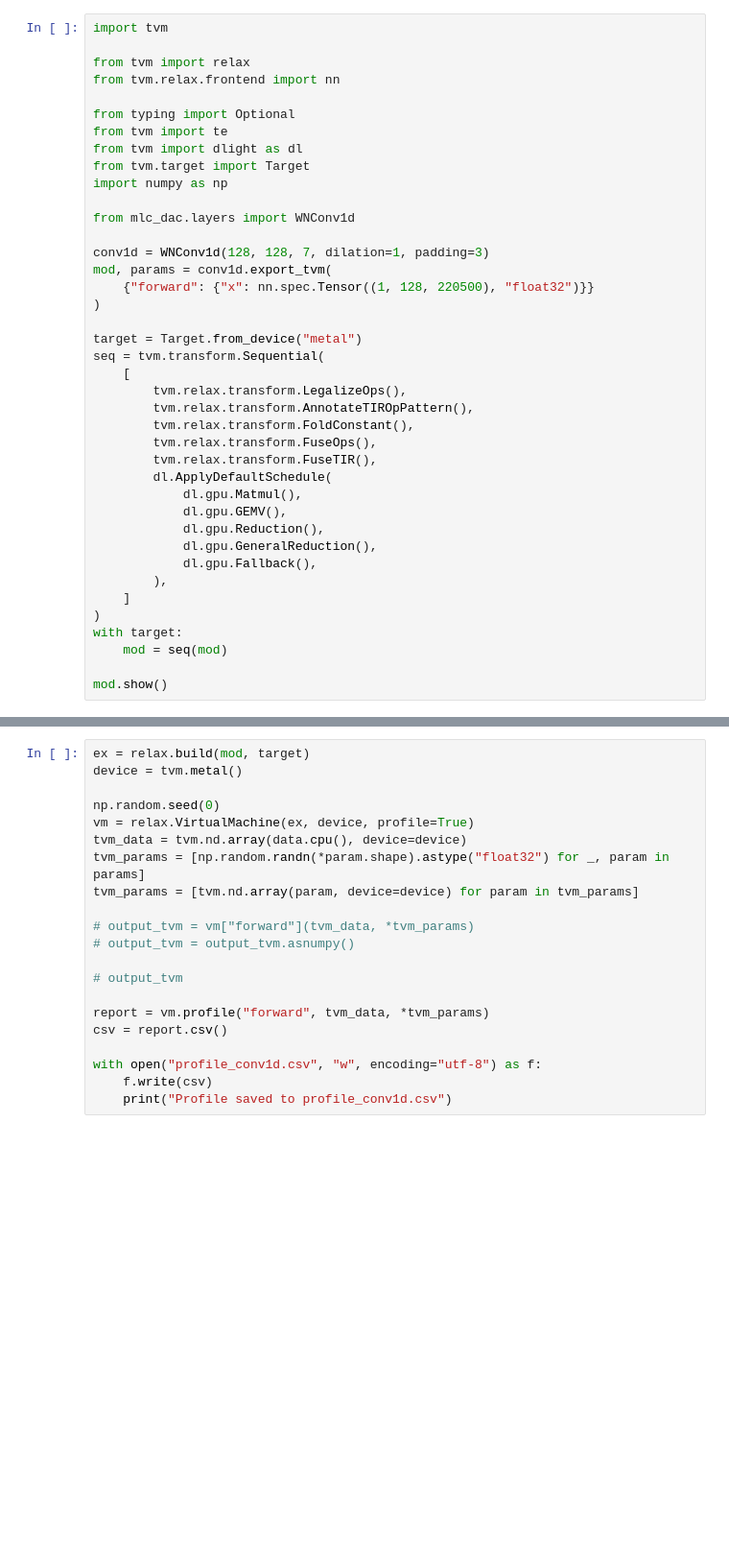
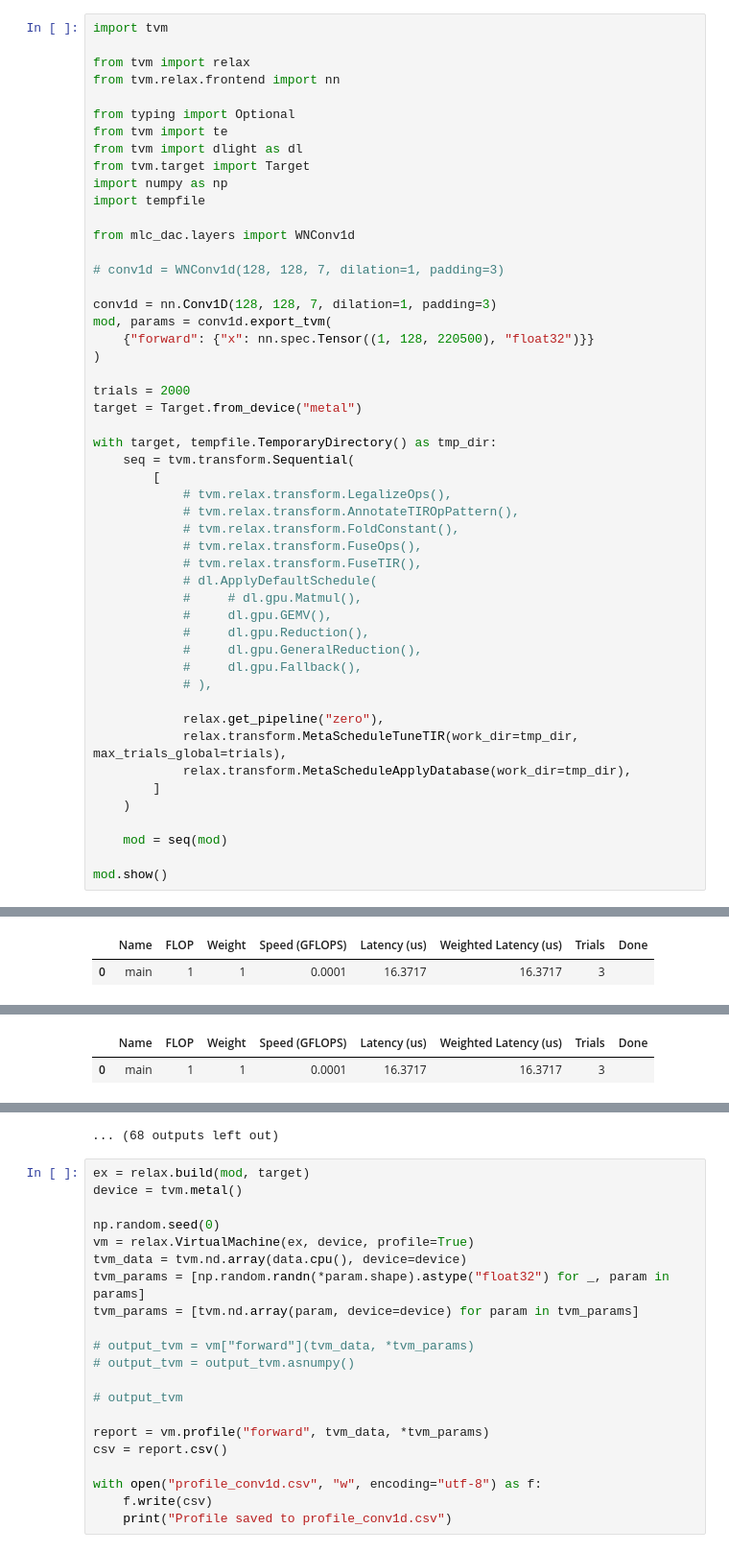
Before and after one commit to rickzx/mlc-descript-audio-codec, a Jupyter notebook: profiling/profile.ipynb, the cells around one changed output, grey strips where cells are left out. Shown: that part at 96% size. Drawn from its saved outputs; the diff is of its cells as text; blank space fills up the shorter version.

```diff
--- a/profiling/profile.ipynb
+++ b/profiling/profile.ipynb
@@ -36,32 +61,42 @@ from tvm import te
 from tvm import dlight as dl
 from tvm.target import Target
 import numpy as np
+import tempfile
 
 from mlc_dac.layers import WNConv1d
 
-conv1d = WNConv1d(128, 128, 7, dilation=1, padding=3)
+# conv1d = WNConv1d(128, 128, 7, dilation=1, padding=3)
+
+conv1d = nn.Conv1D(128, 128, 7, dilation=1, padding=3)
 mod, params = conv1d.export_tvm(
     {"forward": {"x": nn.spec.Tensor((1, 128, 220500), "float32")}}
 )
 
+trials = 2000
 target = Target.from_device("metal")
-seq = tvm.transform.Sequential(
-    [
-        tvm.relax.transform.LegalizeOps(),
-        tvm.relax.transform.AnnotateTIROpPattern(),
-        tvm.relax.transform.FoldConstant(),
-        tvm.relax.transform.FuseOps(),
-        tvm.relax.transform.FuseTIR(),
-        dl.ApplyDefaultSchedule(
-            dl.gpu.Matmul(),
-            dl.gpu.GEMV(),
-            dl.gpu.Reduction(),
-            dl.gpu.GeneralReduction(),
-            dl.gpu.Fallback(),
-        ),
-    ]
-)
-with target:
+
+with target, tempfile.TemporaryDirectory() as tmp_dir:
+    seq = tvm.transform.Sequential(
+        [
+            # tvm.relax.transform.LegalizeOps(),
+            # tvm.relax.transform.AnnotateTIROpPattern(),
+            # tvm.relax.transform.FoldConstant(),
+            # tvm.relax.transform.FuseOps(),
+            # tvm.relax.transform.FuseTIR(),
+            # dl.ApplyDefaultSchedule(
+            #     # dl.gpu.Matmul(),
+            #     dl.gpu.GEMV(),
+            #     dl.gpu.Reduction(),
+            #     dl.gpu.GeneralReduction(),
+            #     dl.gpu.Fallback(),
+            # ),
+
+            relax.get_pipeline("zero"),
+            relax.transform.MetaScheduleTuneTIR(work_dir=tmp_dir, max_trials_global=trials),
+            relax.transform.MetaScheduleApplyDatabase(work_dir=tmp_dir),
+        ]
+    )
+
     mod = seq(mod)
 
 mod.show()
@@ -69,0 +118,2 @@ mod.show()
+|  | Name | FLOP | Weight | Speed (GFLOPS) | Latency (us) | Weighted Latency (us) | Trials | Done |
+| 0 | main | 1 | 1 | 0.0001 | 16.3717 | 16.3717 | 3 |  |
@@ -69,0 +135,2 @@ mod.show()
+|  | Name | FLOP | Weight | Speed (GFLOPS) | Latency (us) | Weighted Latency (us) | Trials | Done |
+| 0 | main | 1 | 1 | 0.0001 | 16.3717 | 16.3717 | 3 |  |
@@ -70,3 +205,4 @@ mod.show()
+... (68 outputs left out)
 # %%
 ex = relax.build(mod, target)
 device = tvm.metal()
```
Also changed, not shown: parts of 4 cells of this notebook, 3 other files.
